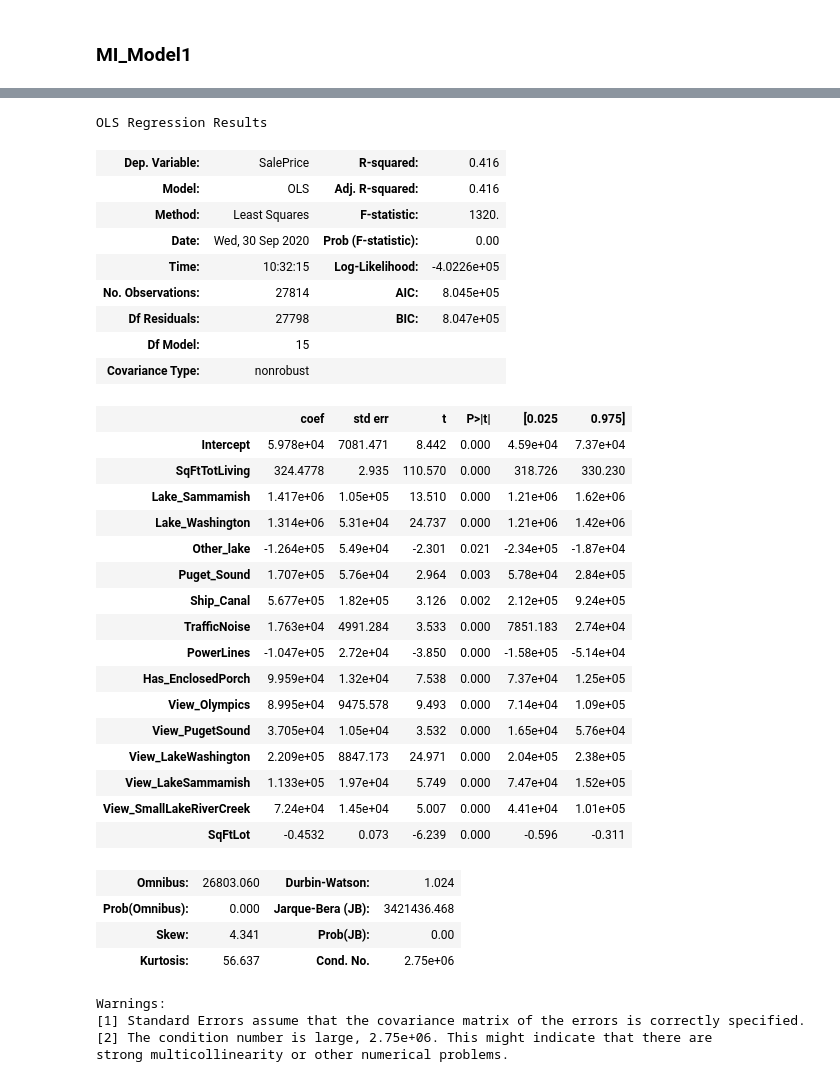
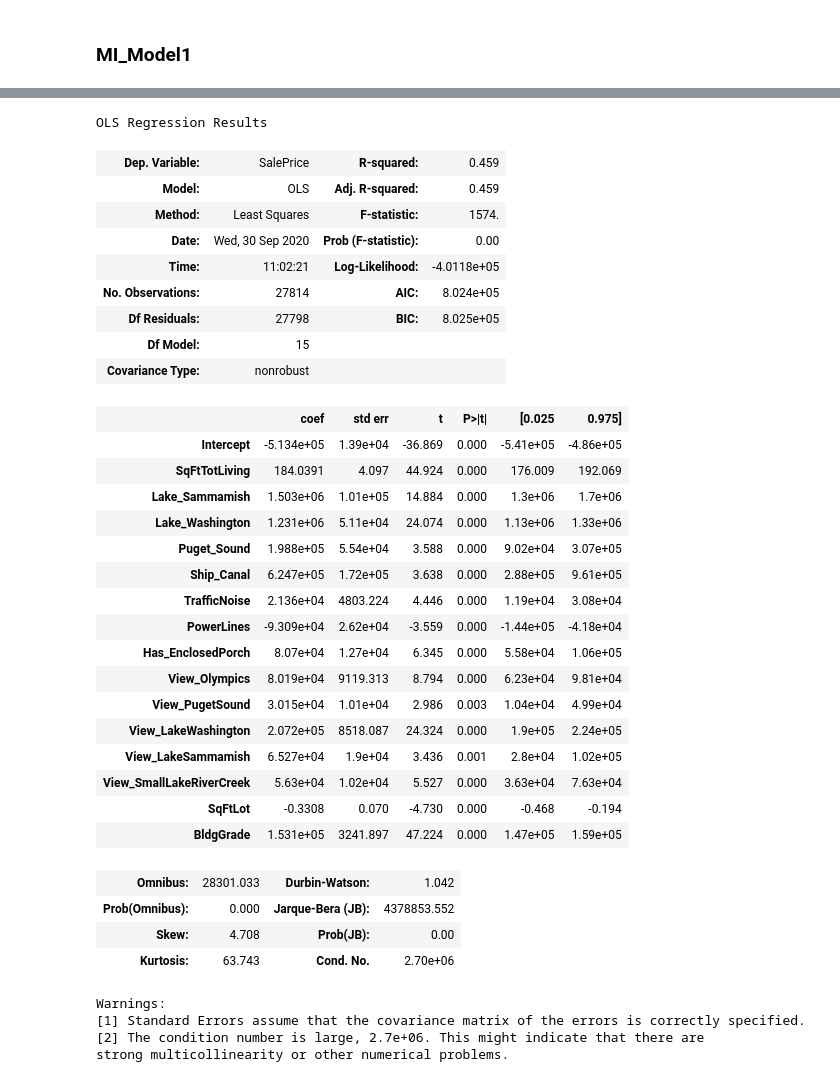
Before and after one commit to angelicacodes/phase_2_project_chicago-sf-seattle-ds-082420, a Jupyter notebook: notebooks/eda/Angelica_EDA2.ipynb, the cells around one changed output, grey strips where cells are left out. Saved outputs shown, nothing was run; the diff lists cells and outputs as text; code cells hidden in the pictures.

```diff
--- a/notebooks/eda/Angelica_EDA2.ipynb
+++ b/notebooks/eda/Angelica_EDA2.ipynb
@@ -941,53 +949,53 @@ Rainbow p-value: 0.1312909715553751
 # %%
 #MI_Model2: remove not statistically significant inputs based on P-value> .05
 # taking Zip Code out because mutlicolinearity high, 'ZipCode'
 outcome = 'SalePrice'
 x_cols = ['SqFtTotLiving', 'Lake_Sammamish',
-          'Lake_Washington', 'Other_lake','Puget_Sound', 'Ship_Canal',
+          'Lake_Washington','Puget_Sound', 'Ship_Canal',
          'TrafficNoise', 'PowerLines', 'Has_EnclosedPorch', 'View_Olympics',
           'View_PugetSound', 'View_LakeWashington',
-          'View_LakeSammamish','View_SmallLakeRiverCreek', 'SqFtLot']
+          'View_LakeSammamish','View_SmallLakeRiverCreek', 'SqFtLot','BldgGrade' ]
 
 
 predictors = '+'.join(x_cols)
 formula = outcome + '~' + predictors
 mi_model2 = ols(formula=formula, data=comb_df).fit()
 mi_model2.summary()
 # %% [output]
 OLS Regression Results
-| Dep. Variable: | SalePrice | R-squared: | 0.416 |
-| Model: | OLS | Adj. R-squared: | 0.416 |
-| Method: | Least Squares | F-statistic: | 1320. |
+| Dep. Variable: | SalePrice | R-squared: | 0.459 |
+| Model: | OLS | Adj. R-squared: | 0.459 |
+| Method: | Least Squares | F-statistic: | 1574. |
 | Date: | Wed, 30 Sep 2020 | Prob (F-statistic): | 0.00 |
-| Time: | 10:32:15 | Log-Likelihood: | -4.0226e+05 |
-| No. Observations: | 27814 | AIC: | 8.045e+05 |
-| Df Residuals: | 27798 | BIC: | 8.047e+05 |
+| Time: | 11:02:21 | Log-Likelihood: | -4.0118e+05 |
+| No. Observations: | 27814 | AIC: | 8.024e+05 |
+| Df Residuals: | 27798 | BIC: | 8.025e+05 |
 | Df Model: | 15 |  |  |
 | Covariance Type: | nonrobust |  |  |
 |  | coef | std err | t | P>|t| | [0.025 | 0.975] |
-| Intercept | 5.978e+04 | 7081.471 | 8.442 | 0.000 | 4.59e+04 | 7.37e+04 |
-| SqFtTotLiving | 324.4778 | 2.935 | 110.570 | 0.000 | 318.726 | 330.230 |
-| Lake_Sammamish | 1.417e+06 | 1.05e+05 | 13.510 | 0.000 | 1.21e+06 | 1.62e+06 |
-| Lake_Washington | 1.314e+06 | 5.31e+04 | 24.737 | 0.000 | 1.21e+06 | 1.42e+06 |
-| Other_lake | -1.264e+05 | 5.49e+04 | -2.301 | 0.021 | -2.34e+05 | -1.87e+04 |
-| Puget_Sound | 1.707e+05 | 5.76e+04 | 2.964 | 0.003 | 5.78e+04 | 2.84e+05 |
-| Ship_Canal | 5.677e+05 | 1.82e+05 | 3.126 | 0.002 | 2.12e+05 | 9.24e+05 |
-| TrafficNoise | 1.763e+04 | 4991.284 | 3.533 | 0.000 | 7851.183 | 2.74e+04 |
-| PowerLines | -1.047e+05 | 2.72e+04 | -3.850 | 0.000 | -1.58e+05 | -5.14e+04 |
-| Has_EnclosedPorch | 9.959e+04 | 1.32e+04 | 7.538 | 0.000 | 7.37e+04 | 1.25e+05 |
-| View_Olympics | 8.995e+04 | 9475.578 | 9.493 | 0.000 | 7.14e+04 | 1.09e+05 |
-| View_PugetSound | 3.705e+04 | 1.05e+04 | 3.532 | 0.000 | 1.65e+04 | 5.76e+04 |
-| View_LakeWashington | 2.209e+05 | 8847.173 | 24.971 | 0.000 | 2.04e+05 | 2.38e+05 |
-| View_LakeSammamish | 1.133e+05 | 1.97e+04 | 5.749 | 0.000 | 7.47e+04 | 1.52e+05 |
-| View_SmallLakeRiverCreek | 7.24e+04 | 1.45e+04 | 5.007 | 0.000 | 4.41e+04 | 1.01e+05 |
-| SqFtLot | -0.4532 | 0.073 | -6.239 | 0.000 | -0.596 | -0.311 |
+| Intercept | -5.134e+05 | 1.39e+04 | -36.869 | 0.000 | -5.41e+05 | -4.86e+05 |
+| SqFtTotLiving | 184.0391 | 4.097 | 44.924 | 0.000 | 176.009 | 192.069 |
+| Lake_Sammamish | 1.503e+06 | 1.01e+05 | 14.884 | 0.000 | 1.3e+06 | 1.7e+06 |
+| Lake_Washington | 1.231e+06 | 5.11e+04 | 24.074 | 0.000 | 1.13e+06 | 1.33e+06 |
+| Puget_Sound | 1.988e+05 | 5.54e+04 | 3.588 | 0.000 | 9.02e+04 | 3.07e+05 |
+| Ship_Canal | 6.247e+05 | 1.72e+05 | 3.638 | 0.000 | 2.88e+05 | 9.61e+05 |
+| TrafficNoise | 2.136e+04 | 4803.224 | 4.446 | 0.000 | 1.19e+04 | 3.08e+04 |
+| PowerLines | -9.309e+04 | 2.62e+04 | -3.559 | 0.000 | -1.44e+05 | -4.18e+04 |
+| Has_EnclosedPorch | 8.07e+04 | 1.27e+04 | 6.345 | 0.000 | 5.58e+04 | 1.06e+05 |
+| View_Olympics | 8.019e+04 | 9119.313 | 8.794 | 0.000 | 6.23e+04 | 9.81e+04 |
+| View_PugetSound | 3.015e+04 | 1.01e+04 | 2.986 | 0.003 | 1.04e+04 | 4.99e+04 |
+| View_LakeWashington | 2.072e+05 | 8518.087 | 24.324 | 0.000 | 1.9e+05 | 2.24e+05 |
+| View_LakeSammamish | 6.527e+04 | 1.9e+04 | 3.436 | 0.001 | 2.8e+04 | 1.02e+05 |
+| View_SmallLakeRiverCreek | 5.63e+04 | 1.02e+04 | 5.527 | 0.000 | 3.63e+04 | 7.63e+04 |
+| SqFtLot | -0.3308 | 0.070 | -4.730 | 0.000 | -0.468 | -0.194 |
+| BldgGrade | 1.531e+05 | 3241.897 | 47.224 | 0.000 | 1.47e+05 | 1.59e+05 |
-| Omnibus: | 26803.060 | Durbin-Watson: | 1.024 |
-| Prob(Omnibus): | 0.000 | Jarque-Bera (JB): | 3421436.468 |
-| Skew: | 4.341 | Prob(JB): | 0.00 |
-| Kurtosis: | 56.637 | Cond. No. | 2.75e+06 |
+| Omnibus: | 28301.033 | Durbin-Watson: | 1.042 |
+| Prob(Omnibus): | 0.000 | Jarque-Bera (JB): | 4378853.552 |
+| Skew: | 4.708 | Prob(JB): | 0.00 |
+| Kurtosis: | 63.743 | Cond. No. | 2.70e+06 |
 Warnings:
 [1] Standard Errors assume that the covariance matrix of the errors is correctly specified.
-[2] The condition number is large, 2.75e+06. This might indicate that there are
+[2] The condition number is large, 2.7e+06. This might indicate that there are
 strong multicollinearity or other numerical problems.
 # %%
 #QQ Plot
```
Also changed, not shown: parts of 29 cells of this notebook.
